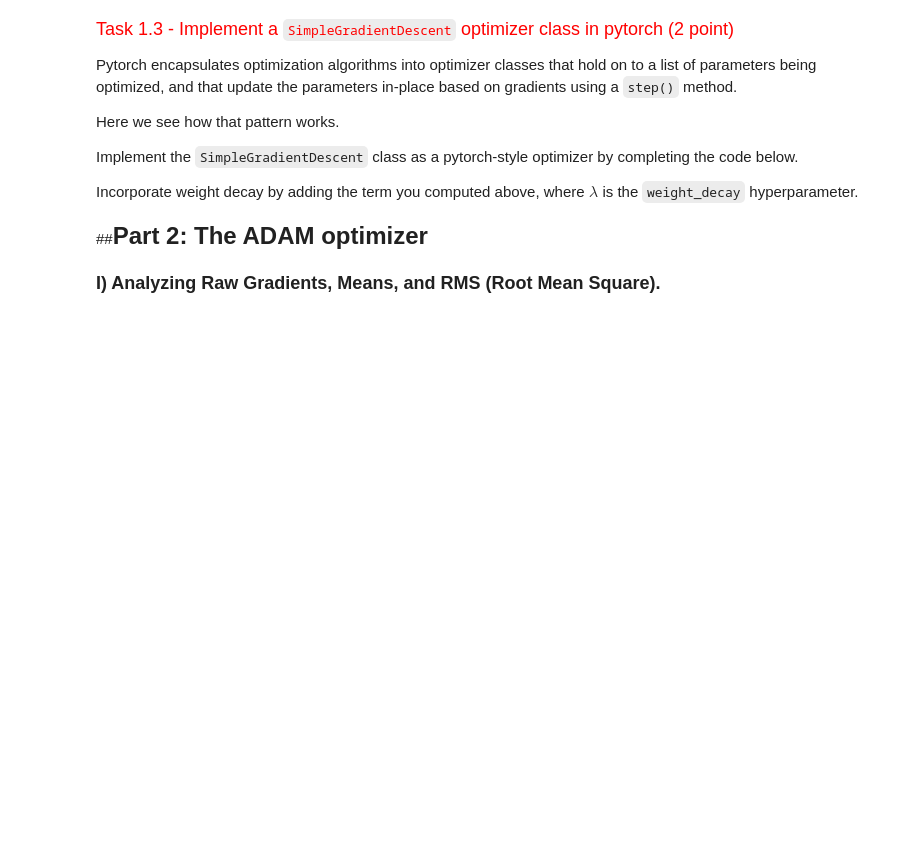
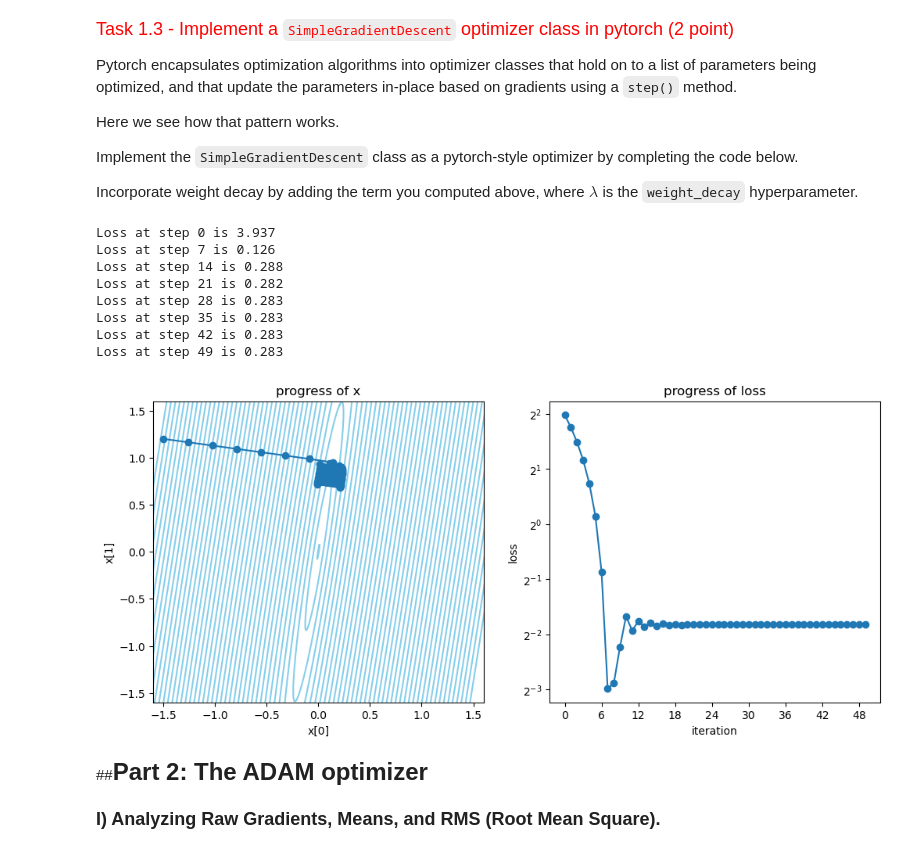
Before and after one commit to zzfz1/CS7150-Homework-2, a Jupyter notebook: HW2_1_OptimizationAndNetworkArchitecture.ipynb, the cells around one changed output. Drawn from its saved outputs; the diff is of its cells as text; code cells hidden in the pictures; blank space fills up the shorter version.

```diff
--- a/HW2_1_OptimizationAndNetworkArchitecture.ipynb
+++ b/HW2_1_OptimizationAndNetworkArchitecture.ipynb
@@ -194,45 +236,62 @@ Implement the `SimpleGradientDescent` class as a pytorch-style optimizer by comp
 
 Incorporate weight decay by adding the term you computed above, where $\lambda$ is the `weight_decay` hyperparameter.
 # %%
-class SimpleGradientDescent():
+class SimpleGradientDescent:
     def __init__(self, parameters, lr=0.1, weight_decay=0.0):
         self.lr = lr
         self.weight_decay = weight_decay
         self.parameters = []
         for x in parameters:
             self.parameters.append(x)
+
     def step(self):
-      with torch.no_grad():
+        with torch.no_grad():
             for x in self.parameters:
-        ########################################################################
-        # TODO:  Implement Simple Gradient Descent with the inclusion of
-        # weight_decay, and then update the results in variable x.
-        ########################################################################
-                x=None
+                ########################################################################
+                # Implement Simple Gradient Descent with the inclusion of
+                # weight_decay, and then update the results in variable x.
+                ########################################################################
+                x -= self.lr * x.grad + self.weight_decay * x
+
         ########################################################################
         #                             END OF YOUR CODE                         #
         ########################################################################
+
     def zero_grad(self):
         for x in self.parameters:
             x.grad = None
 
+
 x = torch.tensor([-1.5, 1.2])
-x.requires_grad = True # This tells PyTorch that the x variable will be used to calculate gradients.
+x.requires_grad = (
+    True  # This tells PyTorch that the x variable will be used to calculate gradients.
+)
 
 L = LossFunctionWithPlot()
 
 learning_rate = 0.1
 optimizer = SimpleGradientDescent([x], lr=learning_rate, weight_decay=1e-3)
 
 for iter in range(50):
     loss = L(x)
-    if iter % 7 == 0: print(f'Loss at step {iter} is {loss.item():.3f}')
+    if iter % 7 == 0:
+        print(f"Loss at step {iter} is {loss.item():.3f}")
     loss.backward()
     with torch.no_grad():
         optimizer.step()
     optimizer.zero_grad()
 
 L.plot_history()
+# %% [output]
+Loss at step 0 is 3.937
+Loss at step 7 is 0.126
+Loss at step 14 is 0.288
+Loss at step 21 is 0.282
+Loss at step 28 is 0.283
+Loss at step 35 is 0.283
+Loss at step 42 is 0.283
+Loss at step 49 is 0.283
+[figure, added]
 # %% [markdown]
 ##<font size='5'>**Part 2: The ADAM optimizer**</font>
 # %% [markdown]
```
Also changed, not shown: parts of 46 cells of this notebook.
